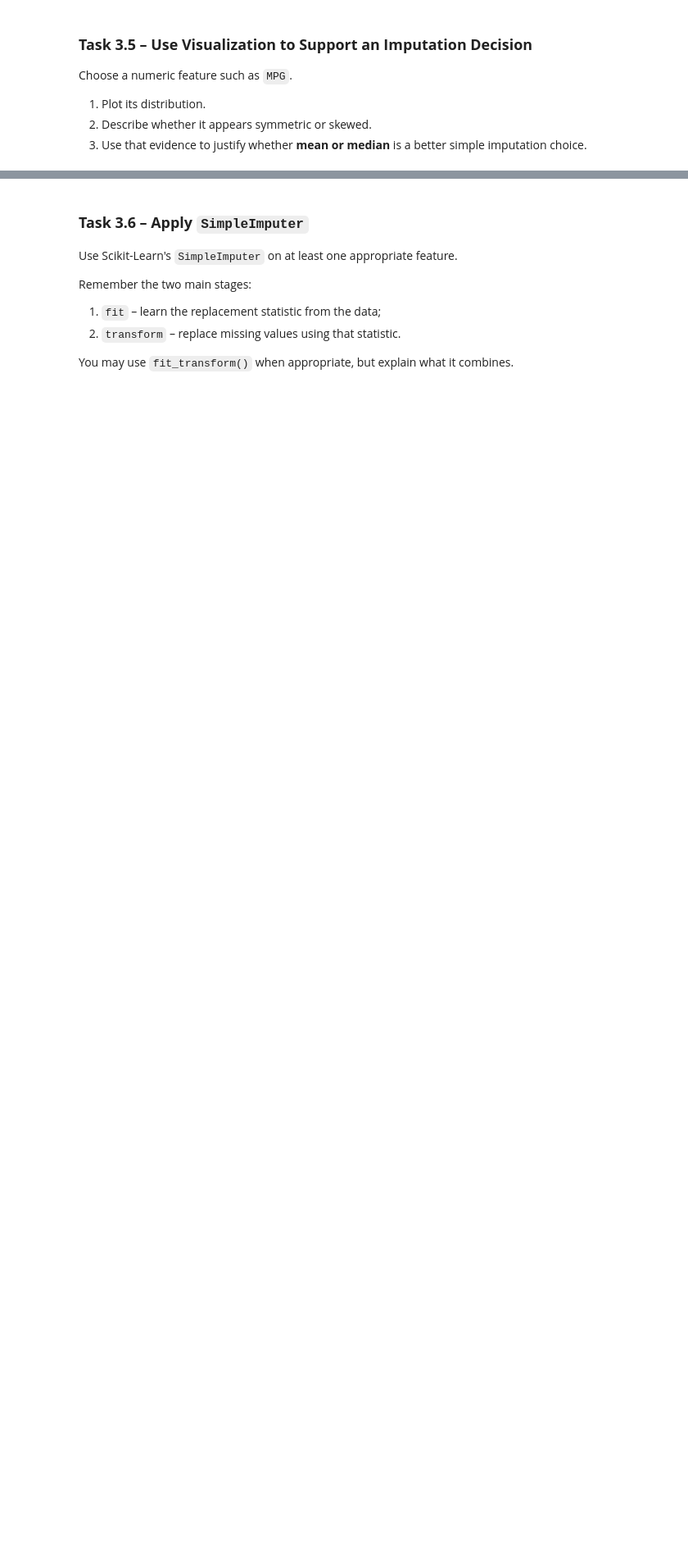
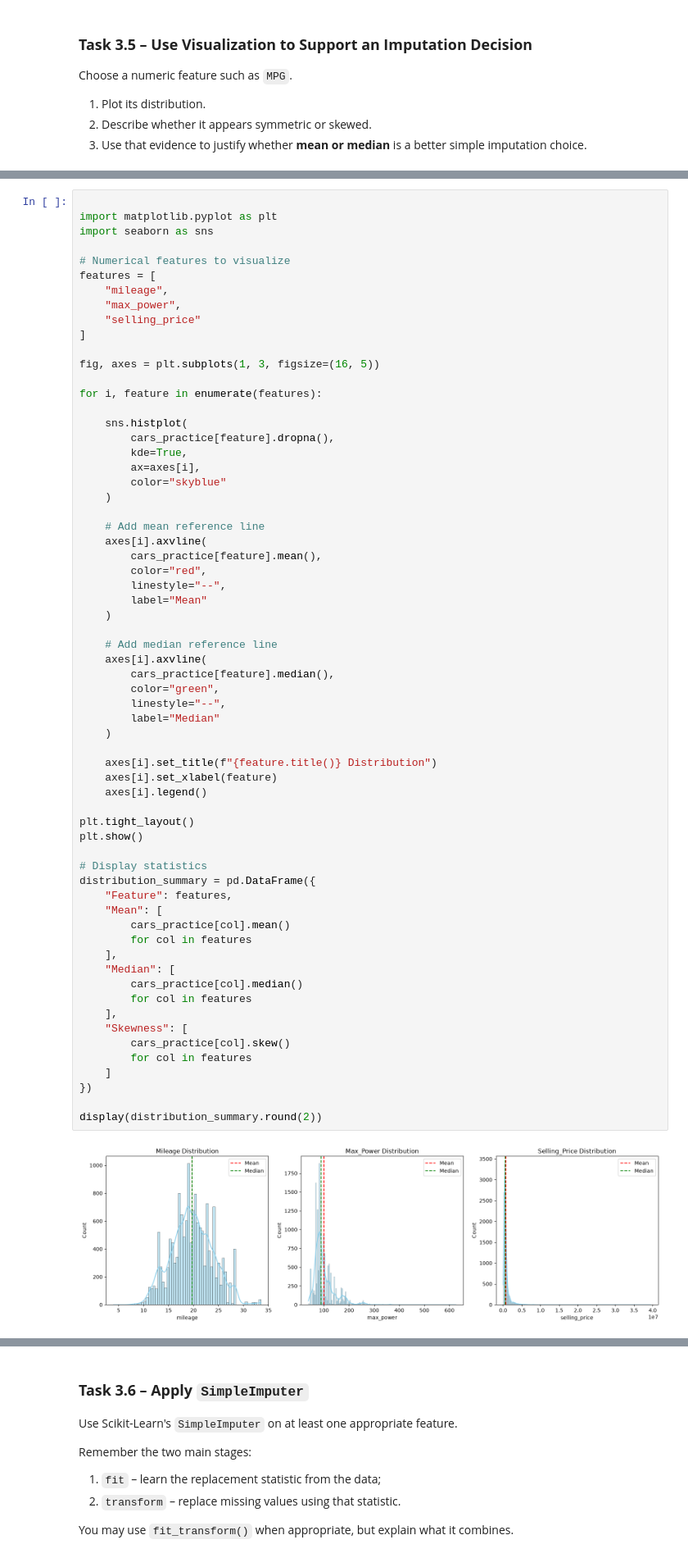
Before and after one commit to AlamirConestoga/Tidying_Cleaning_Imputation_Outlier_Detection, a Jupyter notebook: week5Lab_Students.ipynb, the cells around one changed output, grey strips where cells are left out. Shown at 82% size. Saved outputs shown, nothing was run; the diff lists cells and outputs as text; blank space fills up the shorter version.

```diff
--- a/week5Lab_Students.ipynb
+++ b/week5Lab_Students.ipynb
@@ -1459,0 +1511,66 @@ Since Horsepower contains higher values that affect the mean, I decided to use *
+# %%
+
+import matplotlib.pyplot as plt
+import seaborn as sns
+
+# Numerical features to visualize
+features = [
+    "mileage",
+    "max_power",
+    "selling_price"
+]
+
+fig, axes = plt.subplots(1, 3, figsize=(16, 5))
+
+for i, feature in enumerate(features):
+
+    sns.histplot(
+        cars_practice[feature].dropna(),
+        kde=True,
+        ax=axes[i],
+        color="skyblue"
+    )
+
+    # Add mean reference line
+    axes[i].axvline(
+        cars_practice[feature].mean(),
+        color="red",
+        linestyle="--",
+        label="Mean"
+    )
+
+    # Add median reference line
+    axes[i].axvline(
+        cars_practice[feature].median(),
+        color="green",
+        linestyle="--",
+        label="Median"
+    )
+
+    axes[i].set_title(f"{feature.title()} Distribution")
+    axes[i].set_xlabel(feature)
+    axes[i].legend()
+
+plt.tight_layout()
+plt.show()
+
+# Display statistics
+distribution_summary = pd.DataFrame({
+    "Feature": features,
+    "Mean": [
+        cars_practice[col].mean()
+        for col in features
+    ],
+    "Median": [
+        cars_practice[col].median()
+        for col in features
+    ],
+    "Skewness": [
+        cars_practice[col].skew()
+        for col in features
+    ]
+})
+
+display(distribution_summary.round(2))
+# %% [output]
+[figure, added]
```
Also changed, not shown: parts of 53 cells of this notebook, 5 other files.
